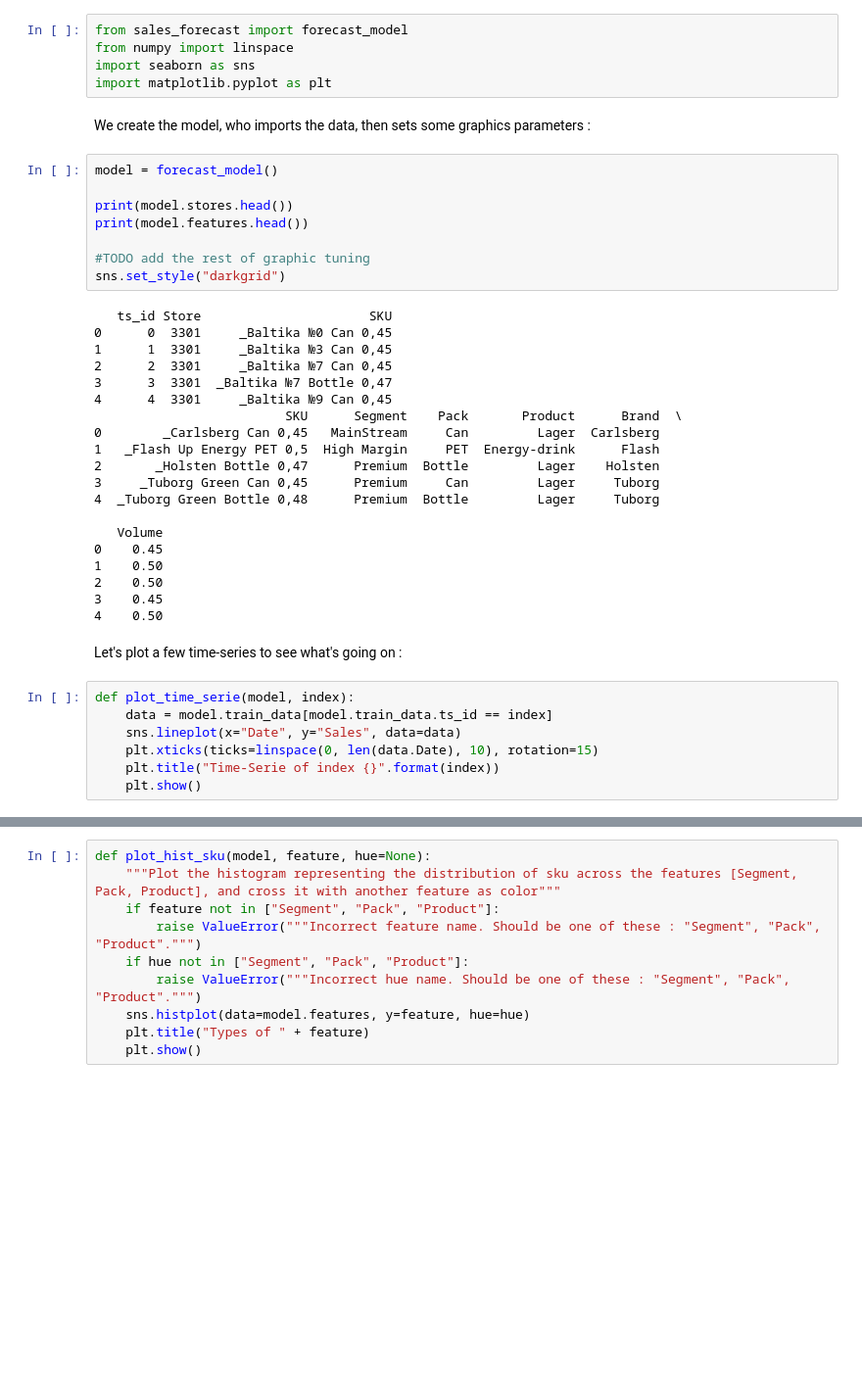
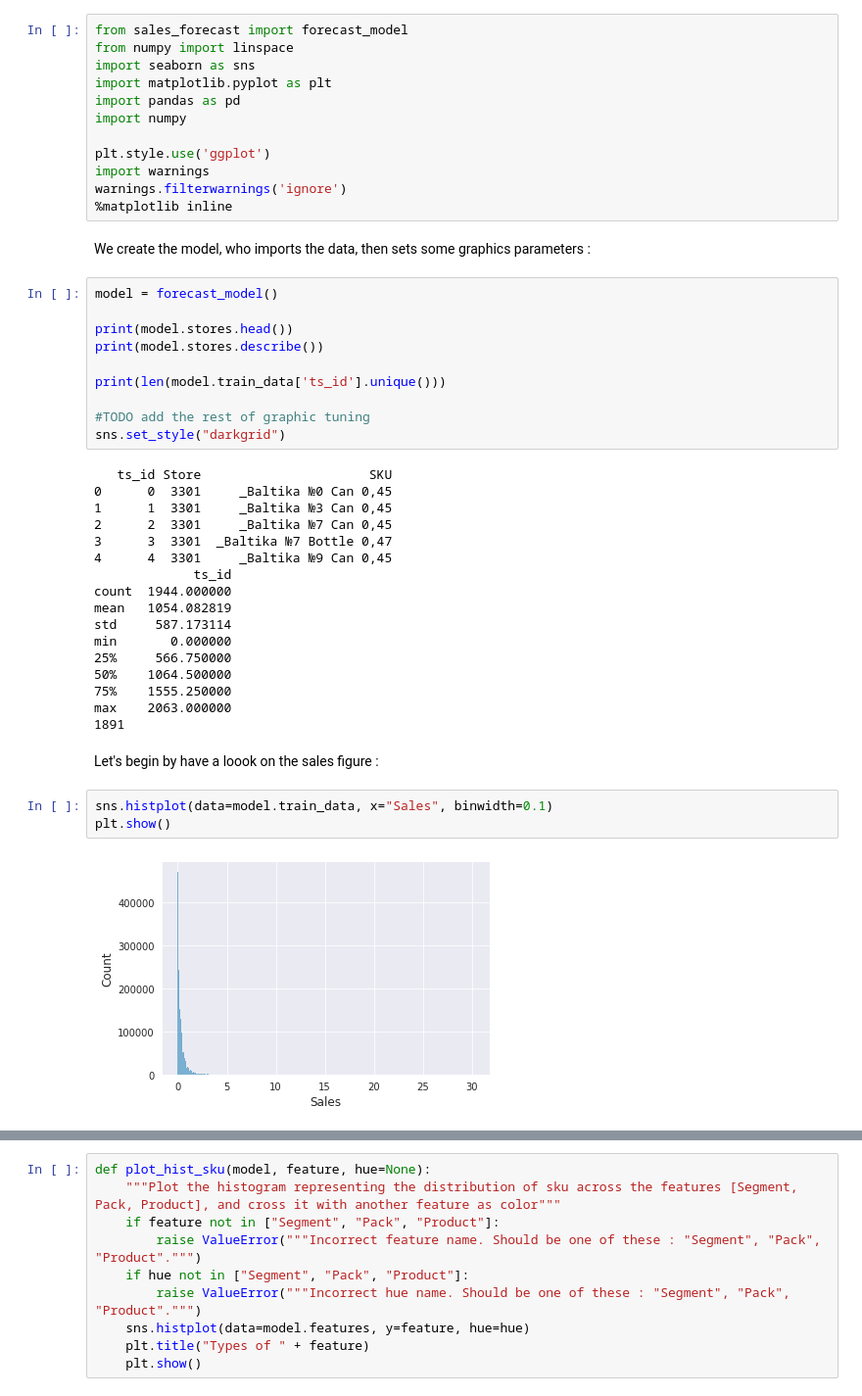
Before and after one commit to matiasvian/machine_learning_group_64, a Jupyter notebook: EDA.ipynb, the cells around one changed output, grey strips where cells are left out. Shown: that part at 98% size. Drawn from its saved outputs; the diff is of its cells as text; blank space fills up the shorter version.

```diff
--- a/EDA.ipynb
+++ b/EDA.ipynb
@@ -7,13 +7,22 @@ from sales_forecast import forecast_model
 from numpy import linspace
 import seaborn as sns
 import matplotlib.pyplot as plt
+import pandas as pd
+import numpy
+
+plt.style.use('ggplot')
+import warnings
+warnings.filterwarnings('ignore')
+%matplotlib inline
 # %% [markdown]
 We create the model, who imports the data, then sets some graphics parameters :
 # %%
 model = forecast_model()
 
 print(model.stores.head())
-print(model.features.head())
+print(model.stores.describe())
+
+print(len(model.train_data['ts_id'].unique()))
 
 #TODO add the rest of graphic tuning
 sns.set_style("darkgrid")
@@ -24,25 +33,20 @@ sns.set_style("darkgrid")
 2      2  3301     _Baltika №7 Can 0,45
 3      3  3301  _Baltika №7 Bottle 0,47
 4      4  3301     _Baltika №9 Can 0,45
-                         SKU      Segment    Pack       Product      Brand  \
-0        _Carlsberg Can 0,45   MainStream     Can         Lager  Carlsberg
-1   _Flash Up Energy PET 0,5  High Margin     PET  Energy-drink      Flash
-2       _Holsten Bottle 0,47      Premium  Bottle         Lager    Holsten
-3     _Tuborg Green Can 0,45      Premium     Can         Lager     Tuborg
-4  _Tuborg Green Bottle 0,48      Premium  Bottle         Lager     Tuborg
-
-   Volume
-0    0.45
-1    0.50
-2    0.50
-3    0.45
-4    0.50
+             ts_id
+count  1944.000000
+mean   1054.082819
+std     587.173114
+min       0.000000
+25%     566.750000
+50%    1064.500000
+75%    1555.250000
+max    2063.000000
+1891
 # %% [markdown]
-Let's plot a few time-series to see what's going on :
+Let's begin by have a loook on the sales figure :
 # %%
-def plot_time_serie(model, index):
-    data = model.train_data[model.train_data.ts_id == index]
-    sns.lineplot(x="Date", y="Sales", data=data)
-    plt.xticks(ticks=linspace(0, len(data.Date), 10), rotation=15)
-    plt.title("Time-Serie of index {}".format(index))
-    plt.show()
+sns.histplot(data=model.train_data, x="Sales", binwidth=0.1)
+plt.show()
+# %% [output]
+[figure, added]
```
Also changed, not shown: parts of 17 cells of this notebook.
